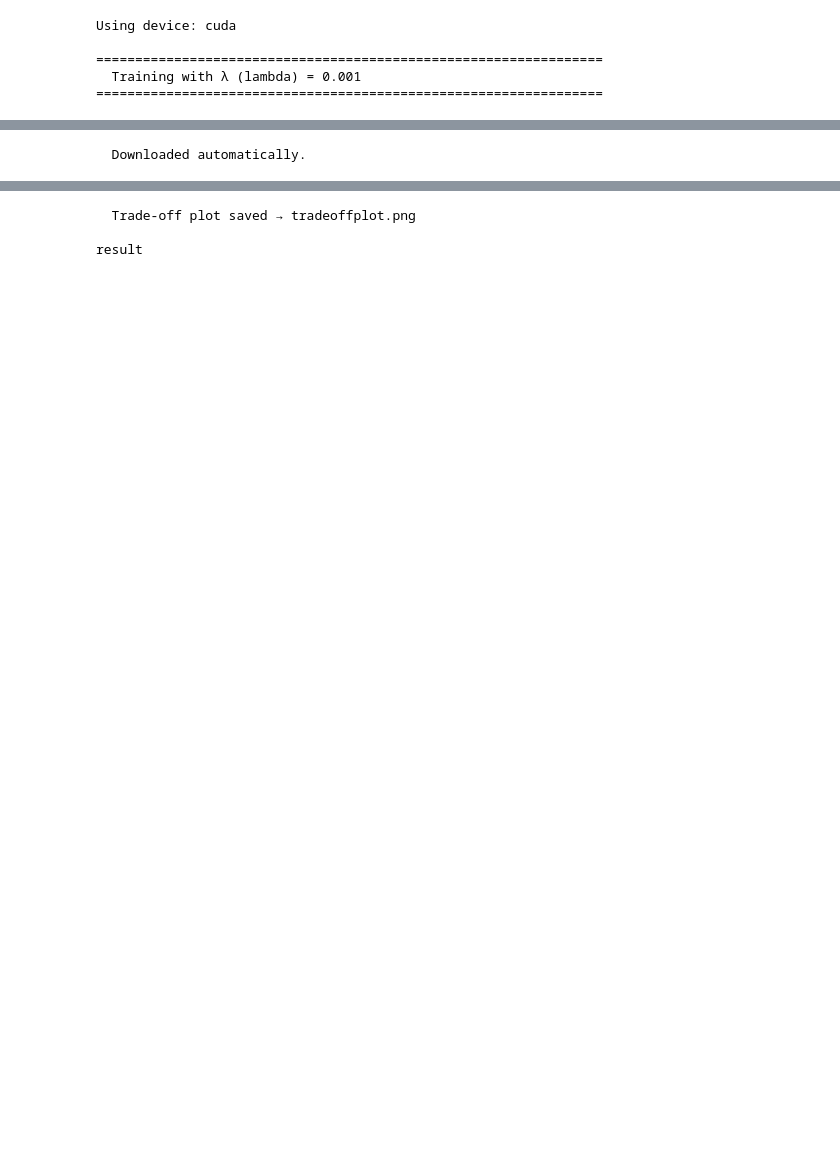
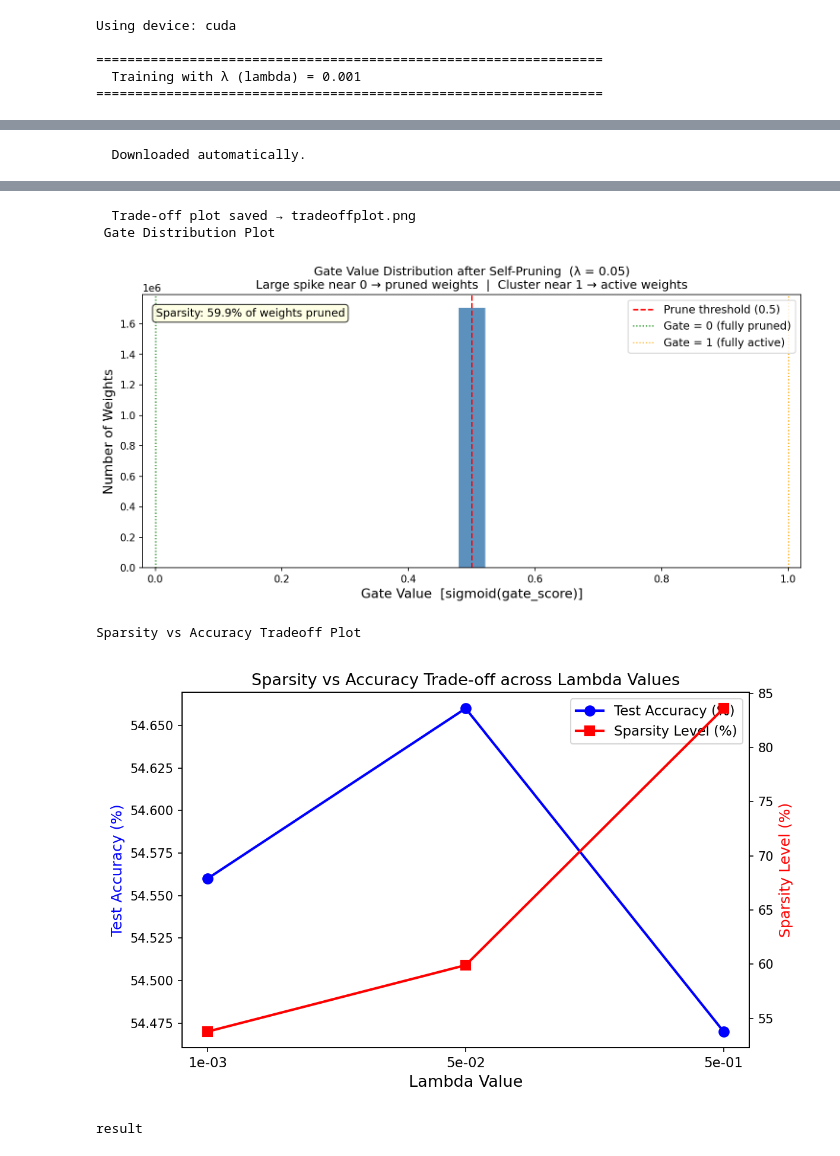
Before and after one commit to dikshanaa-m/case-study-Sellf-pruning, a Jupyter notebook: case_study_self_pruning_latest.ipynb, the cells around one changed output, grey strips where cells are left out. Drawn from its saved outputs; the diff is of its cells as text; code cells hidden in the pictures; blank space fills up the shorter version.

```diff
--- a/case_study_self_pruning_latest.ipynb
+++ b/case_study_self_pruning_latest.ipynb
@@ -297,6 +297,11 @@ if __name__ == "__main__":
     plot_gate_distribution(best_gates, best_lambda, "gate_distribution.png")
 
     plot_tradeoff(results)
+    from IPython.display import Image, display
+    print(" Gate Distribution Plot")
+    display(Image("gate_distribution.png"))
+    print("Sparsity vs Accuracy Tradeoff Plot")
+    display(Image("tradeoffplot.png"))
 
     print("\nresult")
 # %% [output]
@@ -323,10 +328,13 @@ Using device: cuda
 
   Plot saved → gate_distribution.png
 [interactive output not drawn]
 [interactive output not drawn]
   Downloaded automatically.
 [interactive output not drawn]
 [interactive output not drawn]
   Trade-off plot saved → tradeoffplot.png
-
-result
+ Gate Distribution Plot
+[figure, added]
+Sparsity vs Accuracy Tradeoff Plot
+[figure, added]
+result
```
Also changed, not shown: parts of 1 cell of this notebook.
